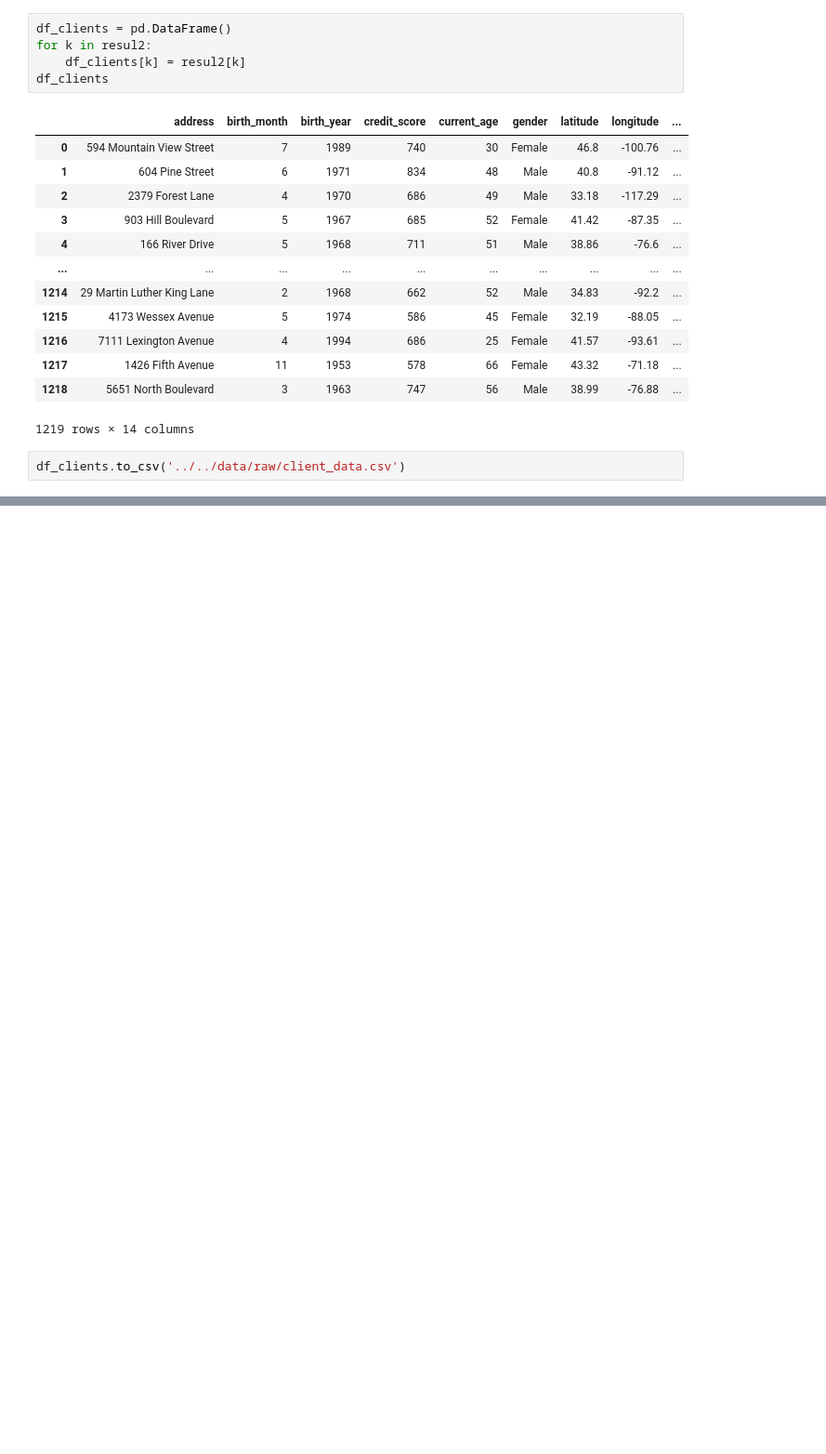
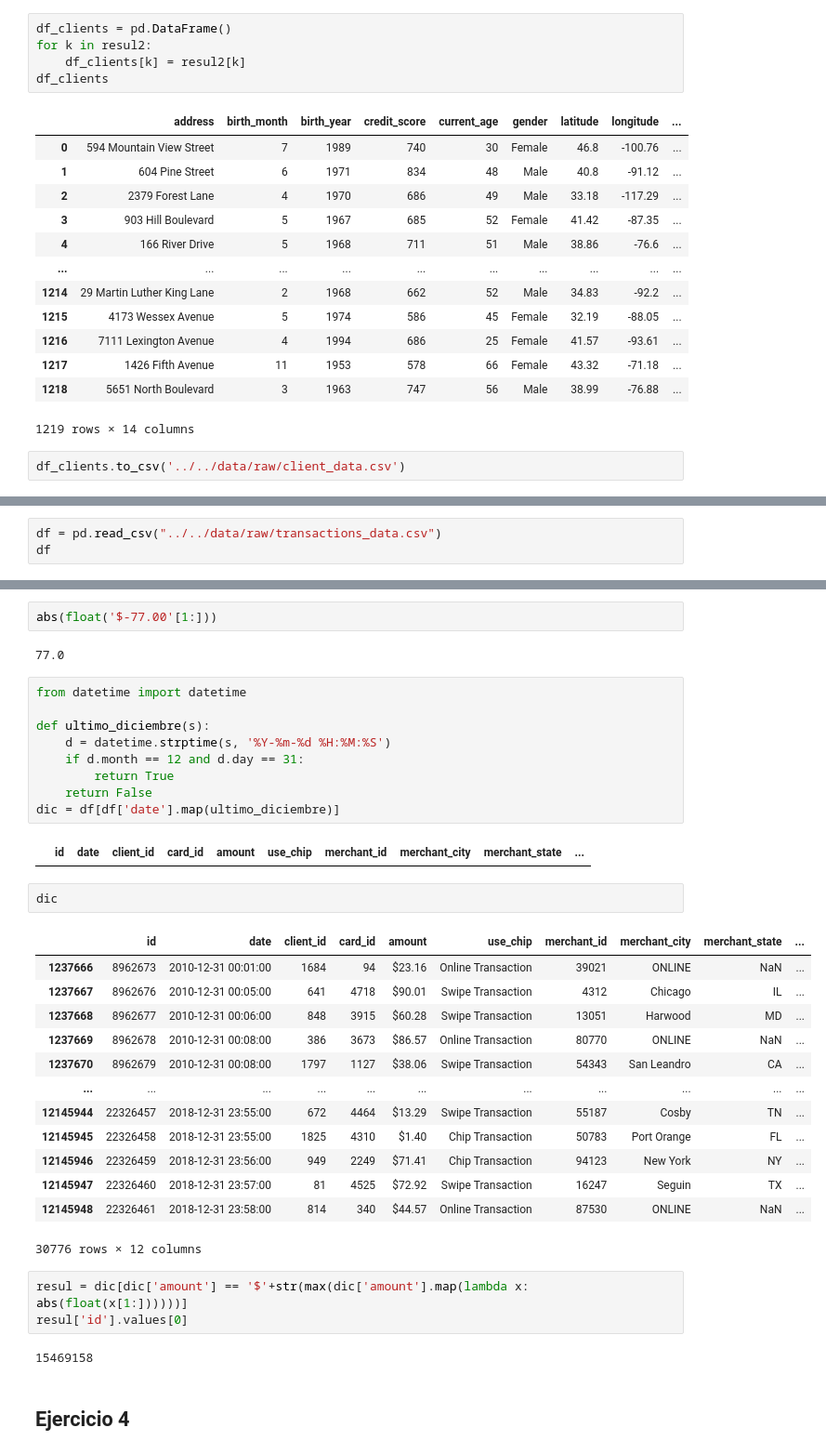
Before and after one commit to pablopertusa/caixabank-tech-hackathon, a Jupyter notebook: src/data/notebook.ipynb, the cells around one changed output, grey strips where cells are left out. Shown: that part at 93% size. Drawn from its saved outputs; the diff is of its cells as text; blank space fills up the shorter version.

```diff
--- a/src/data/notebook.ipynb
+++ b/src/data/notebook.ipynb
@@ -212,0 +244,3 @@ df_clients.to_csv('../../data/raw/client_data.csv')
+# %%
+df = pd.read_csv("../../data/raw/transactions_data.csv")
+df
@@ -212,0 +261,38 @@ df_clients.to_csv('../../data/raw/client_data.csv')
+# %%
+abs(float('$-77.00'[1:]))
+# %% [output]
+77.0
+# %%
+from datetime import datetime
+
+def ultimo_diciembre(s):
+    d = datetime.strptime(s, '%Y-%m-%d %H:%M:%S')
+    if d.month == 12 and d.day == 31:
+        return True
+    return False
+dic = df[df['date'].map(ultimo_diciembre)]
+# %% [output]
+|  | id | date | client_id | card_id | amount | use_chip | merchant_id | merchant_city | merchant_state | ... |
+# %%
+dic
+# %% [output]
+|  | id | date | client_id | card_id | amount | use_chip | merchant_id | merchant_city | merchant_state | ... |
+| 1237666 | 8962673 | 2010-12-31 00:01:00 | 1684 | 94 | $23.16 | Online Transaction | 39021 | ONLINE | NaN | ... |
+| 1237667 | 8962676 | 2010-12-31 00:05:00 | 641 | 4718 | $90.01 | Swipe Transaction | 4312 | Chicago | IL | ... |
+| 1237668 | 8962677 | 2010-12-31 00:06:00 | 848 | 3915 | $60.28 | Swipe Transaction | 13051 | Harwood | MD | ... |
+| 1237669 | 8962678 | 2010-12-31 00:08:00 | 386 | 3673 | $86.57 | Online Transaction | 80770 | ONLINE | NaN | ... |
+| 1237670 | 8962679 | 2010-12-31 00:08:00 | 1797 | 1127 | $38.06 | Swipe Transaction | 54343 | San Leandro | CA | ... |
+| ... | ... | ... | ... | ... | ... | ... | ... | ... | ... | ... |
+| 12145944 | 22326457 | 2018-12-31 23:55:00 | 672 | 4464 | $13.29 | Swipe Transaction | 55187 | Cosby | TN | ... |
+| 12145945 | 22326458 | 2018-12-31 23:55:00 | 1825 | 4310 | $1.40 | Chip Transaction | 50783 | Port Orange | FL | ... |
+| 12145946 | 22326459 | 2018-12-31 23:56:00 | 949 | 2249 | $71.41 | Chip Transaction | 94123 | New York | NY | ... |
+| 12145947 | 22326460 | 2018-12-31 23:57:00 | 81 | 4525 | $72.92 | Swipe Transaction | 16247 | Seguin | TX | ... |
+| 12145948 | 22326461 | 2018-12-31 23:58:00 | 814 | 340 | $44.57 | Online Transaction | 87530 | ONLINE | NaN | ... |
+30776 rows × 12 columns
+# %%
+resul = dic[dic['amount'] == '$'+str(max(dic['amount'].map(lambda x: abs(float(x[1:])))))]
+resul['id'].values[0]
+# %% [output]
+15469158
+# %% [markdown]
+## Ejercicio 4
```
Also changed, not shown: parts of 19 cells of this notebook, 2 other files.
